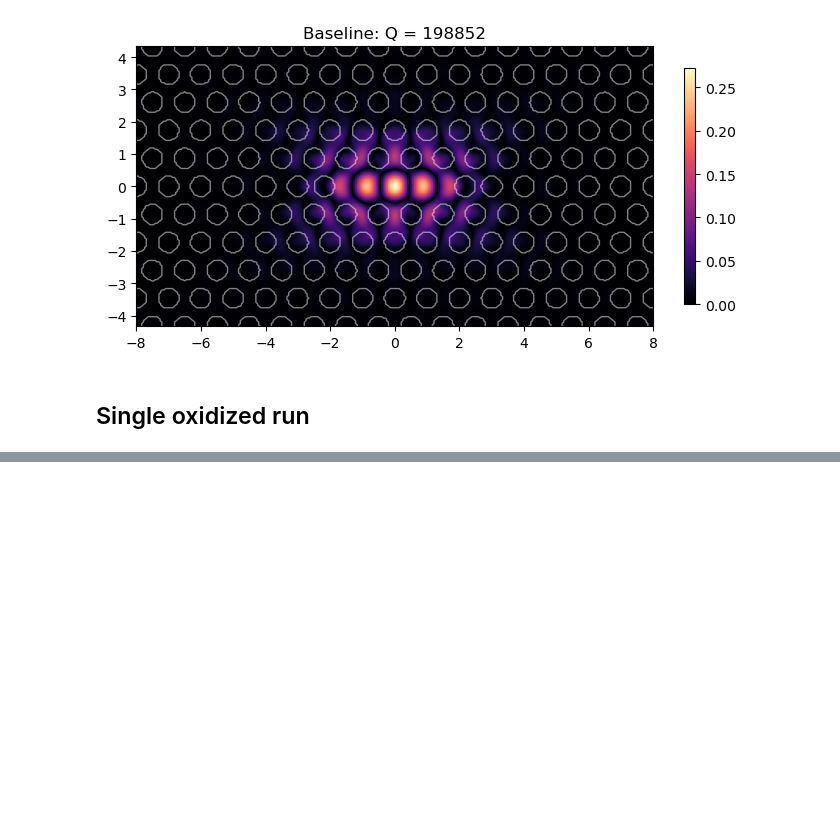
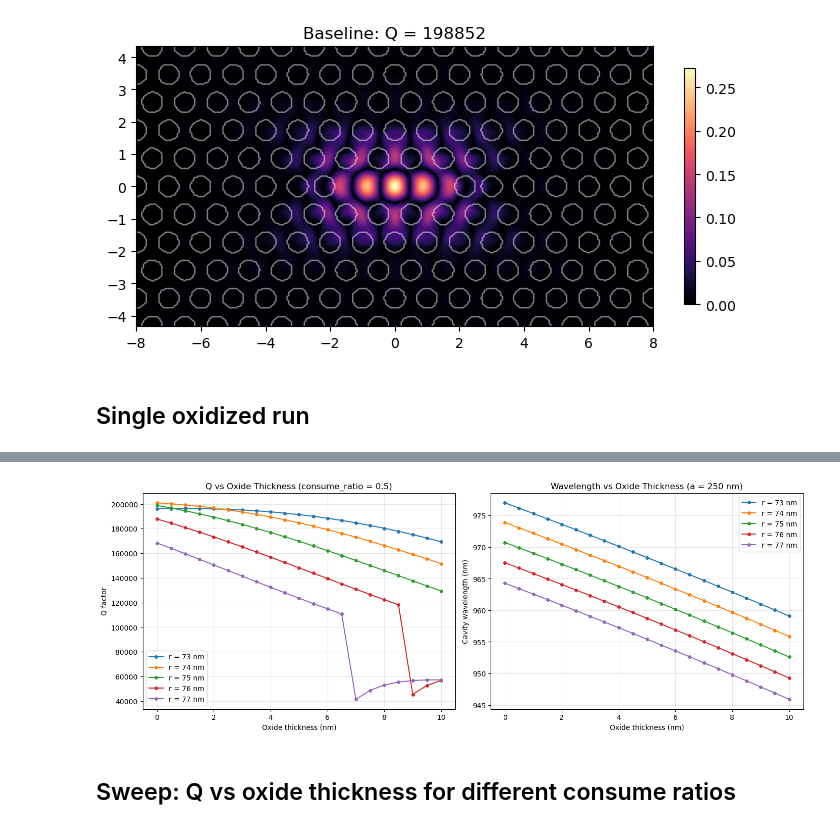
Before and after one commit to Luxchen77/legume-l3-cavity-sim, a Jupyter notebook: legume_L3_oxidized.ipynb, the cells around one changed output, grey strips where cells are left out. Drawn from its saved outputs; the diff is of its cells as text; code cells hidden in the pictures; blank space fills up the shorter version.

```diff
--- a/legume_L3_oxidized.ipynb
+++ b/legume_L3_oxidized.ipynb
@@ -453,0 +449,28 @@ print('=' * 65)
+# %%
+# ── Plot combined sweep results ────────────────────────────────────────────
+fig, (ax1, ax2) = plt.subplots(1, 2, figsize=(14, 5), constrained_layout=True)
+
+for r_nm in r_nm_list:
+    ax1.plot(t_ox_vals, results[r_nm]['Qs'], 'o-', ms=4, lw=1.5,
+             label=f'r = {r_nm} nm')
+    lambdas = [a_nm / f for f in results[r_nm]['freqs']]
+    ax2.plot(t_ox_vals, lambdas, 'o-', ms=4, lw=1.5,
+             label=f'r = {r_nm} nm')
+
+ax1.set_xlabel('Oxide thickness (nm)')
+ax1.set_ylabel('Q factor')
+ax1.set_title('Q vs Oxide Thickness (consume_ratio = 0.5)')
+ax1.legend()
+ax1.grid(True, alpha=0.3)
+
+ax2.set_xlabel('Oxide thickness (nm)')
+ax2.set_ylabel('Cavity wavelength (nm)')
+ax2.set_title(f'Wavelength vs Oxide Thickness (a = {a_nm} nm)')
+ax2.legend()
+ax2.grid(True, alpha=0.3)
+
+plt.show()
+# %% [output]
+[figure, added]
+# %% [markdown]
+## Sweep: Q vs oxide thickness for different consume ratios
```
Also changed, not shown: parts of 21 cells of this notebook, 2 other files.
